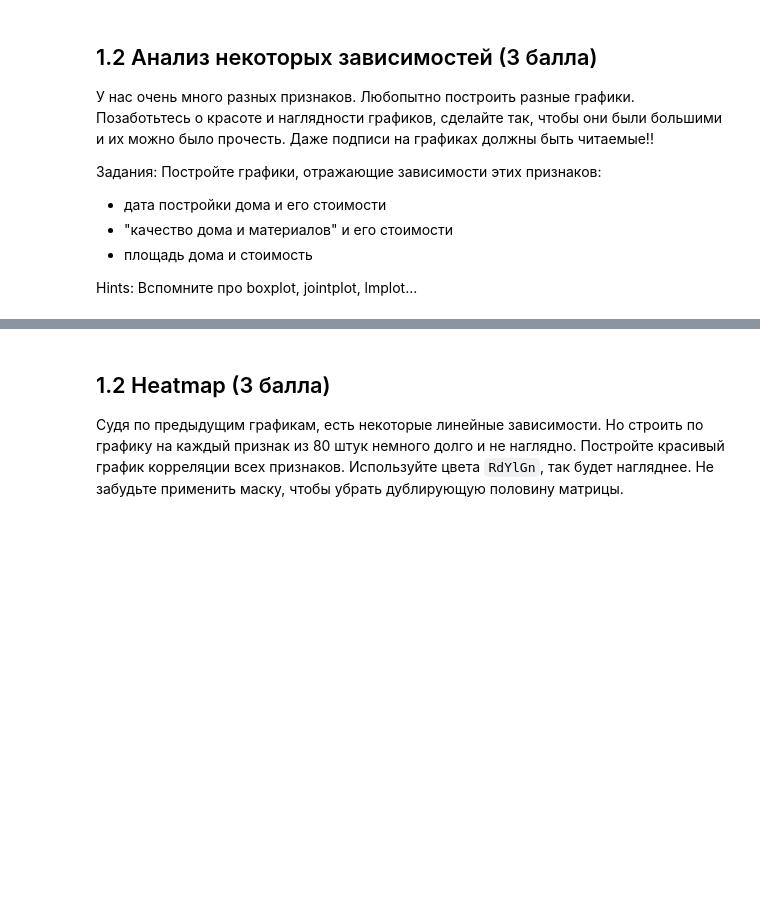
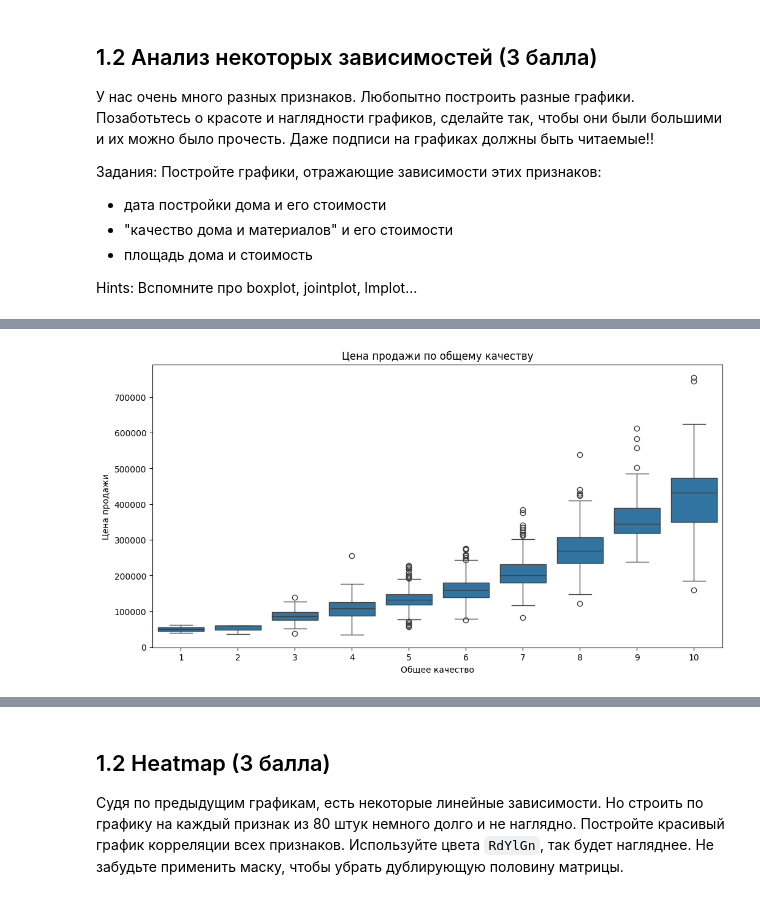
Before and after one commit to kristina-emil/Machine-learning, a Jupyter notebook: 02_linear_regression/03-hw-linear-regression.ipynb, the cells around one changed output, grey strips where cells are left out. Drawn from its saved outputs; the diff is of its cells as text; code cells hidden in the pictures; blank space fills up the shorter version.

```diff
--- a/02_linear_regression/03-hw-linear-regression.ipynb
+++ b/02_linear_regression/03-hw-linear-regression.ipynb
@@ -173,0 +210,10 @@ Hints: Вспомните про boxplot, jointplot, lmplot...
+# %%
+# Ящик с усами для OverallQual и SalePrice
+plt.figure(figsize=(12, 6))
+sns.boxplot(x='OverallQual', y='SalePrice', data=df)
+plt.title('Цена продажи по общему качеству')
+plt.xlabel('Общее качество')
+plt.ylabel('Цена продажи')
+plt.show()
+# %% [output]
+[figure, added]
```
Also changed, not shown: parts of 15 cells of this notebook.
